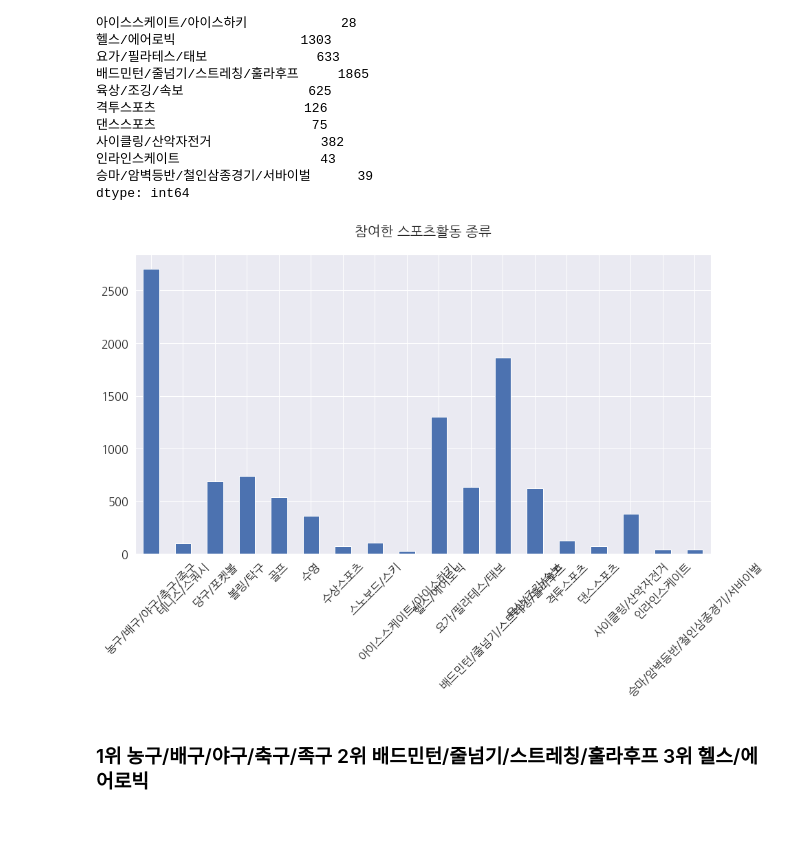
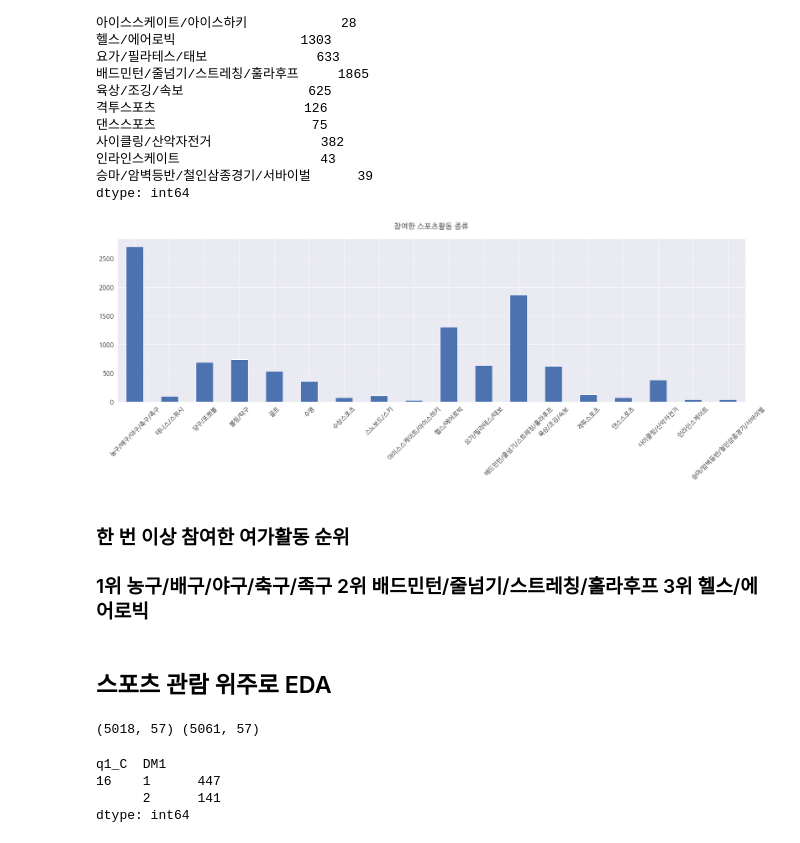
Before and after one commit to stat-thon/2020-project-alone, a Jupyter notebook: tourism/eda/hobby.ipynb, the cells around one changed output. Saved outputs shown, nothing was run; the diff lists cells and outputs as text; code cells hidden in the pictures.

```diff
--- a/tourism/eda/hobby.ipynb
+++ b/tourism/eda/hobby.ipynb
@@ -47,7 +47,7 @@ for i in range(17):
     sports_col.append('q1_D_m' + str(i+2))
 
 sports_col.append('q6')
-sports_col.append('q8')
+sports_col.append('q9')
 sports_col.append('q11_1_C')
 sports_col.append('q11_2_C')
 sports_col.append('q11_1_D')
@@ -141,7 +144,11 @@ dtype: int64
 # %%
-sports_active = df.shape[0] - df[['q1_D', 'q1_D_m2', 'q1_D_m3', 'q1_D_m4', 'q1_D_m5', 'q1_D_m6', 'q1_D_m7', 'q1_D_m8', 'q1_D_m9', 'q1_D_m10', 'q1_D_m11', 'q1_D_m12', 'q1_D_m13', 'q1_D_m14', 'q1_D_m15', 'q1_D_m16', 'q1_D_m17', 'q1_D_m18']].isnull().sum()
-sports_active.index = ["농구/배구/야구/축구/족구", "테니스/스쿼시", "당구/포켓볼", "볼링/탁구", "골프", "수영", "수상스포츠", "스노보드/스키", "아이스스케이트/아이스하키", "헬스/에어로빅", "요가/필라테스/태보", "배드민턴/줄넘기/스트레칭/훌라후프",
-"육상/조깅/속보", "격투스포츠", "댄스스포츠", "사이클링/산악자전거", "인라인스케이트", "승마/암벽등반/철인삼종경기/서바이벌"]
+# 스포츠참여활동 (18가지 카테고리)
+sports_active_col = ['q1_D', 'q1_D_m2', 'q1_D_m3', 'q1_D_m4', 'q1_D_m5', 'q1_D_m6', 'q1_D_m7', 'q1_D_m8', 'q1_D_m9', 'q1_D_m10', 'q1_D_m11', 'q1_D_m12', 'q1_D_m13', 'q1_D_m14', 'q1_D_m15', 'q1_D_m16', 'q1_D_m17', 'q1_D_m18']
+sports_active = df.shape[0] - df[sports_active_col].isnull().sum()
+
+# 스포츠여가활동에 1회 이상 참여한 사람
+sports_active.index = ["농구/배구/야구/축구/족구", "테니스/스쿼시", "당구/포켓볼", "볼링/탁구", "골프", "수영", "수상스포츠", "스노보드/스키", "아이스스케이트/아이스하키", "헬스/에어로빅", "요가/필라테스/태보", "배드민턴/줄넘기/스트레칭/훌라후프", "육상/조깅/속보", "격투스포츠", "댄스스포츠",
+"사이클링/산악자전거", "인라인스케이트", "승마/암벽등반/철인삼종경기/서바이벌"]
 sports_active
 # %% [output]
 농구/배구/야구/축구/족구         2704
@@ -164,14 +171,17 @@ sports_active
 승마/암벽등반/철인삼종경기/서바이벌      39
 dtype: int64
 # %%
+# 스포츠참여활동 시각화
+
 sns.set(font_scale = 1.5)
 plt.rc("font", family = "NanumGothic") # 한글깨짐 방지
-plt.figure(figsize=(15, 8))
+plt.figure(figsize=(30, 8))
 ax = sports_active.plot(kind = 'bar')
 plt.xticks(rotation=45)
 ax.set_title('참여한 스포츠활동 종류\n', fontsize=20)
 ax.set_xlabel('');  # semicolon suppresses text output
 # %% [output]
-[figure, old version]
+[figure, new version]
 # %% [markdown]
+### 한 번 이상 참여한 여가활동 순위
 ### 1위 농구/배구/야구/축구/족구 2위 배드민턴/줄넘기/스트레칭/훌라후프 3위 헬스/에어로빅
@@ -179,0 +188,19 @@ ax.set_xlabel('');  # semicolon suppresses text output
+# %% [markdown]
+## 스포츠 관람 위주로 EDA
+# %%
+# 관람만 한 사람, 참여만 한 사람 행 뽑기
+watch_null = df['q1_C'].isin(['99'])
+active_null = df['q1_D'].isin(['99'])
+
+only_watch = df[~watch_null]
+only_active = df[~active_null]
+print(only_watch.shape, only_active.shape)
+# %% [output]
+(5018, 57) (5061, 57)
+# %%
+only_watch[['q1_C', 'DM1']].value_counts()
+# %% [output]
+q1_C  DM1
+16    1      447
+      2      141
+dtype: int64
```
Also changed, not shown: parts of 17 cells of this notebook.
